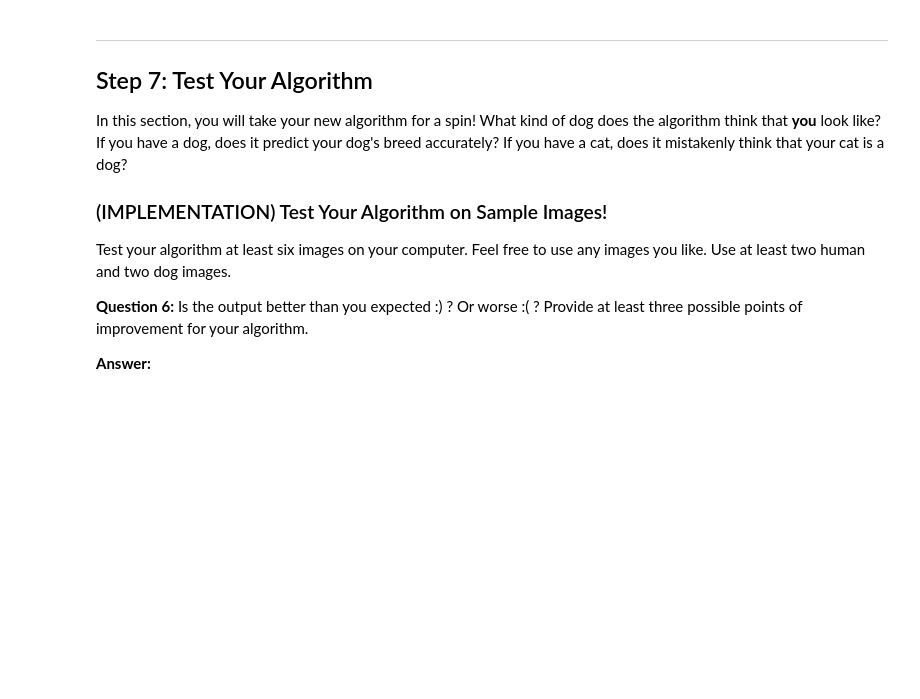
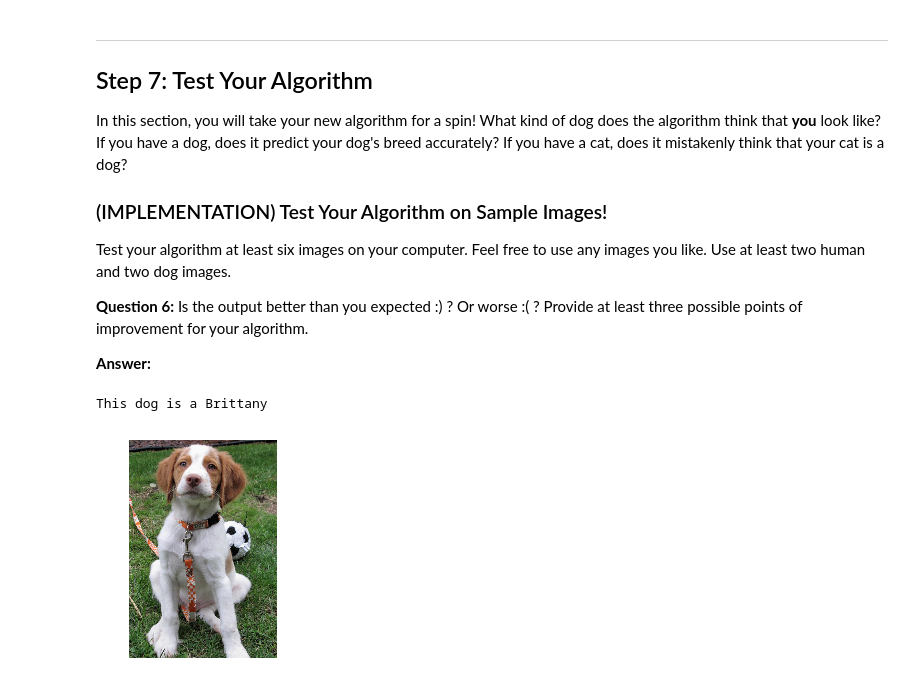
Before and after one commit to lucacerone/dog-project, a Jupyter notebook: dog_app.ipynb, the cells around one changed output. Saved outputs shown, nothing was run; the diff lists cells and outputs as text; code cells hidden in the pictures; blank space fills up the shorter version.

```diff
--- a/dog_app.ipynb
+++ b/dog_app.ipynb
@@ -572,0 +635,8 @@ You are welcome to [augment the training data](https://blog.keras.io/building-po
+# %%
+### TODO: Train the model.
+checkpointer = ModelCheckpoint(filepath='saved_models/mymodel.{network}.hdf5'.format(network = network),
+                               verbose=1, save_best_only=True)
+
+mymodel.fit(train_net, train_targets,
+          validation_data=(valid_net, valid_targets),
+          epochs=50, batch_size=512, callbacks=[checkpointer], verbose=1)
@@ -574,6 +663,7 @@ You are welcome to [augment the training data](https://blog.keras.io/building-po
 ### (IMPLEMENTATION) Load the Model with the Best Validation Loss
 # %%
 ### TODO: Load the model weights with the best validation loss.
+mymodel.load_weights('saved_models/mymodel.{network}.hdf5'.format(network = network))
 # %% [markdown]
 ### (IMPLEMENTATION) Test the Model
 
@@ -598,6 +696,14 @@ where `{network}`, in the above filename, should be one of `VGG19`, `Resnet50`,
 # %%
 ### TODO: Write a function that takes a path to an image as input
 ### and returns the dog breed that is predicted by the model.
+
+def mymodel_predict_breed(img_path):
+    # extract bottleneck features
+    bottleneck_feature = extract_Resnet50(path_to_tensor(img_path))
+    # obtain predicted vector
+    predicted_vector = mymodel.predict(bottleneck_feature)
+    # return dog breed that is predicted by the model
+    return dog_names[np.argmax(predicted_vector)]
 # %% [markdown]
 ---
 <a id='step6'></a>
@@ -622,3 +725,29 @@ Some sample output for our algorithm is provided below, but feel free to design
+# %%
+### TODO: Write your algorithm.
+### Feel free to use as many code cells as needed.
+
+def breed_predictor(img_path):
+    is_human = face_detector(img_path)
+    is_dog = dog_detector(img_path)
+
+    breed = mymodel_predict_breed(img_path)
+
+    if is_dog:
+        print("This dog is a", breed)
+    elif is_human:
+        print("Hi human!")
+        print("You look like a", breed)
+    else:
+        print("Couldn't detect whether it's Human or Dog.")
+        print("Whatever it is it looks like a", breed)
+
+
+    img = cv2.imread(img_path)
+    plt.axis("off")
+    plt.imshow(cv2.cvtColor(img, cv2.COLOR_BGR2RGB))
+    plt.show()
+
+    return breed
 # %% [markdown]
 ---
 <a id='step7'></a>
@@ -636,4 +765,9 @@ __Answer:__
 # %%
 ## TODO: Execute your algorithm from Step 6 on
 ## at least 6 images on your computer.
 ## Feel free to use as many code cells as needed.
+
+breed = breed_predictor("images/Brittany_02625.jpg")
+# %% [output]
+This dog is a Brittany
+[figure, added]
```
Also changed, not shown: parts of 35 cells of this notebook, 7 other files.
